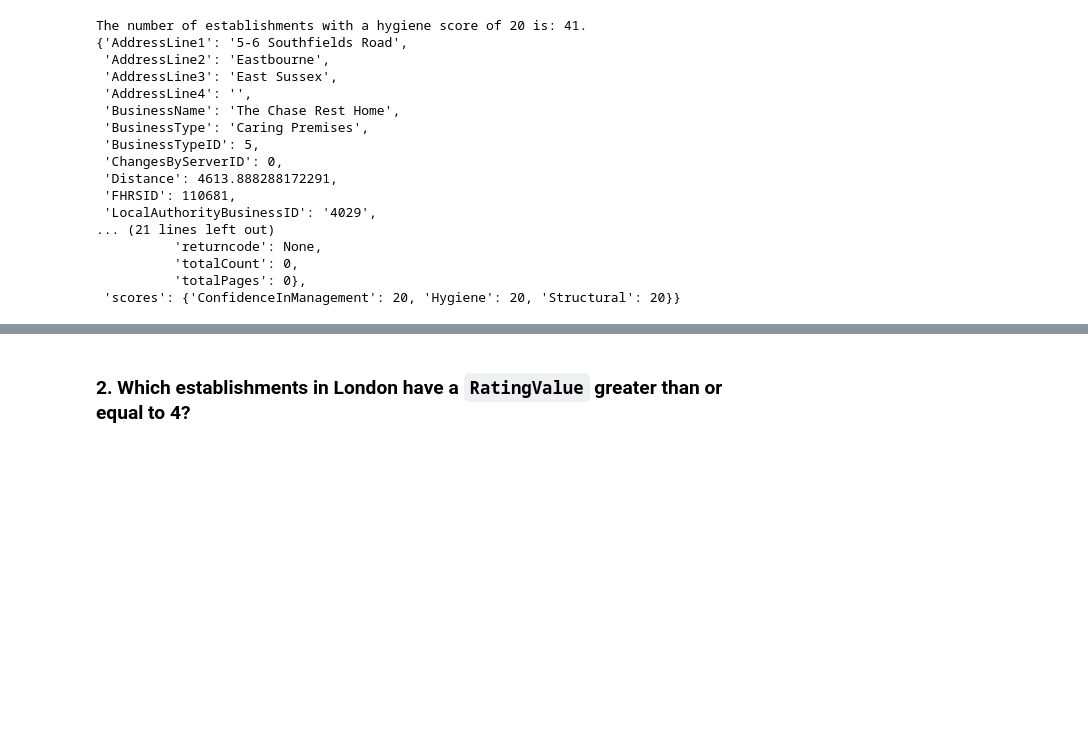
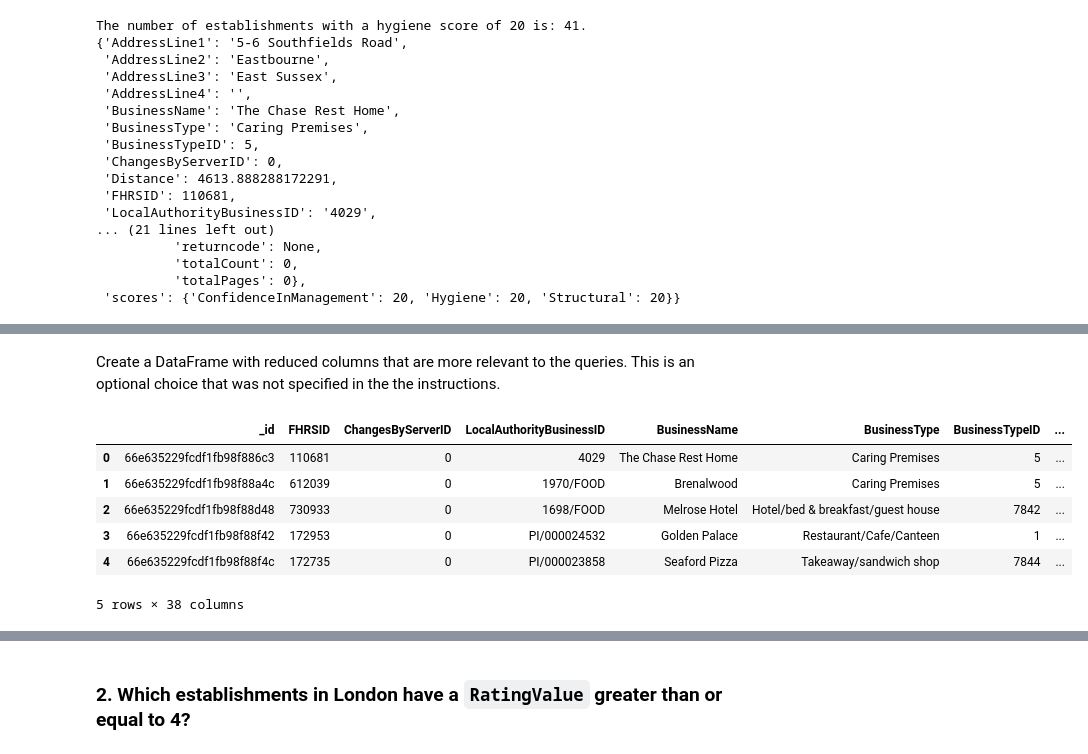
Before and after one commit to nickbartram/nosql-challenge, a Jupyter notebook: NoSQL_analysis_starter.ipynb, the cells around one changed output, grey strips where cells are left out. Drawn from its saved outputs; the diff is of its cells as text; code cells hidden in the pictures; blank space fills up the shorter version.

```diff
--- a/NoSQL_analysis_starter.ipynb
+++ b/NoSQL_analysis_starter.ipynb
@@ -103 +103,17 @@ hygiene_df.head(10)
 10 rows × 28 columns
+# %% [markdown]
+Create a DataFrame with reduced columns that are more relevant to the queries. This is an optional choice that was not specified in the the instructions.
+# %%
+# Use json_normalize to access Hygiene column directly (not nested)
+reduced_hygiene_df = pd.json_normalize(results)
+
+# Display first 5 rows
+reduced_hygiene_df.head()
+# %% [output]
+|  | _id | FHRSID | ChangesByServerID | LocalAuthorityBusinessID | BusinessName | BusinessType | BusinessTypeID | ... |
+| 0 | 66e635229fcdf1fb98f886c3 | 110681 | 0 | 4029 | The Chase Rest Home | Caring Premises | 5 | ... |
+| 1 | 66e635229fcdf1fb98f88a4c | 612039 | 0 | 1970/FOOD | Brenalwood | Caring Premises | 5 | ... |
+| 2 | 66e635229fcdf1fb98f88d48 | 730933 | 0 | 1698/FOOD | Melrose Hotel | Hotel/bed & breakfast/guest house | 7842 | ... |
+| 3 | 66e635229fcdf1fb98f88f42 | 172953 | 0 | PI/000024532 | Golden Palace | Restaurant/Cafe/Canteen | 1 | ... |
+| 4 | 66e635229fcdf1fb98f88f4c | 172735 | 0 | PI/000023858 | Seaford Pizza | Takeaway/sandwich shop | 7844 | ... |
+5 rows × 38 columns
```
Also changed, not shown: parts of 14 cells of this notebook.
